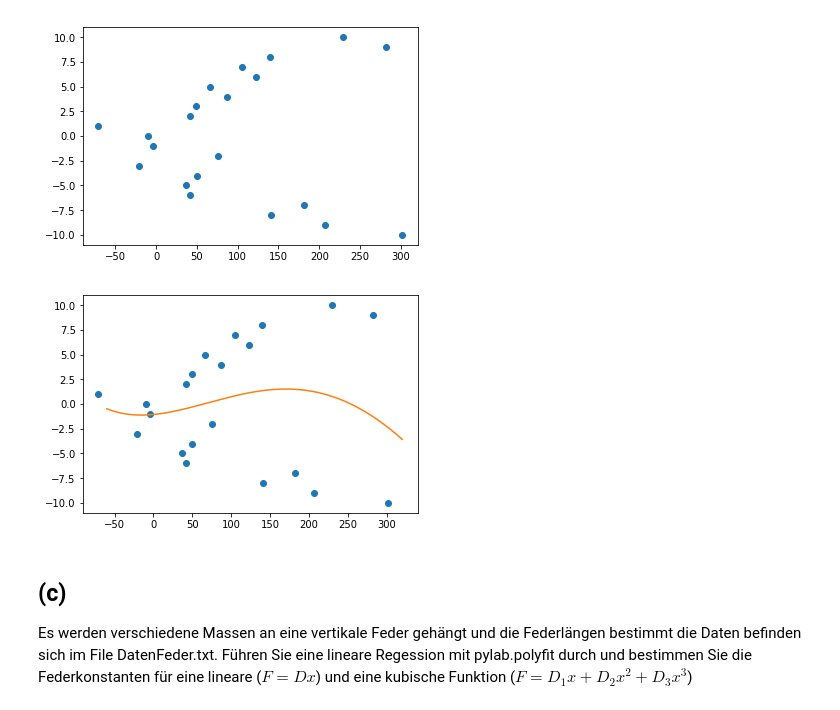
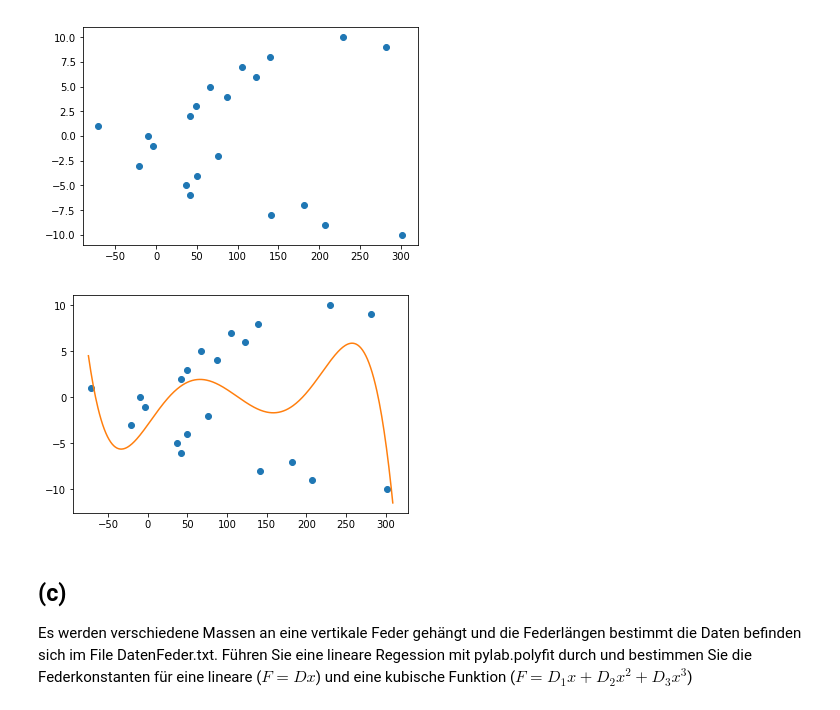
Before and after one commit to AlexandraMayer/Modellbildung-und-Simulation, a Jupyter notebook: Klassiche Mechanik 1.ipynb, the cells around one changed output. Cells and saved outputs as stored; diff of their text form; code cells hidden in the pictures.

```diff
--- a/Klassiche Mechanik 1.ipynb
+++ b/Klassiche Mechanik 1.ipynb
@@ -130,15 +127,15 @@ plt.plot(poly[:,0], poly[:,1], 'o')
 [<matplotlib.lines.Line2D at 0x...>]
 [figure]
 # %%
-p = np.polyfit(poly[:,0], poly[:,1], deg=4)
+p = np.polyfit(poly[:,0], poly[:,1], deg=5)
 # %%
-x = range(-60,321)
-y = [p[0]*xs**4 + p[1]*xs**3 + p[2]*xs**2 + p[3]*xs + p[4] for xs in x]
+x = range(-75,310)
+y = np.polyval(p,x)
 plt.plot(poly[:,0], poly[:,1], 'o')
 plt.plot(x,y)
 plt.show()
 # %% [output]
-[figure, old version]
+[figure, new version]
 # %% [markdown]
 ## (c)
 Es werden verschiedene Massen an eine vertikale Feder gehängt und die Federlängen bestimmt die Daten befinden sich im File DatenFeder.txt. Führen Sie eine lineare Regession mit pylab.polyfit durch und bestimmen Sie die Federkonstanten für eine lineare ($F = Dx$) und eine kubische Funktion ($F = D_1x + D_2x^2 + D_3x^3$)
```
Also changed, not shown: parts of 9 cells of this notebook.
